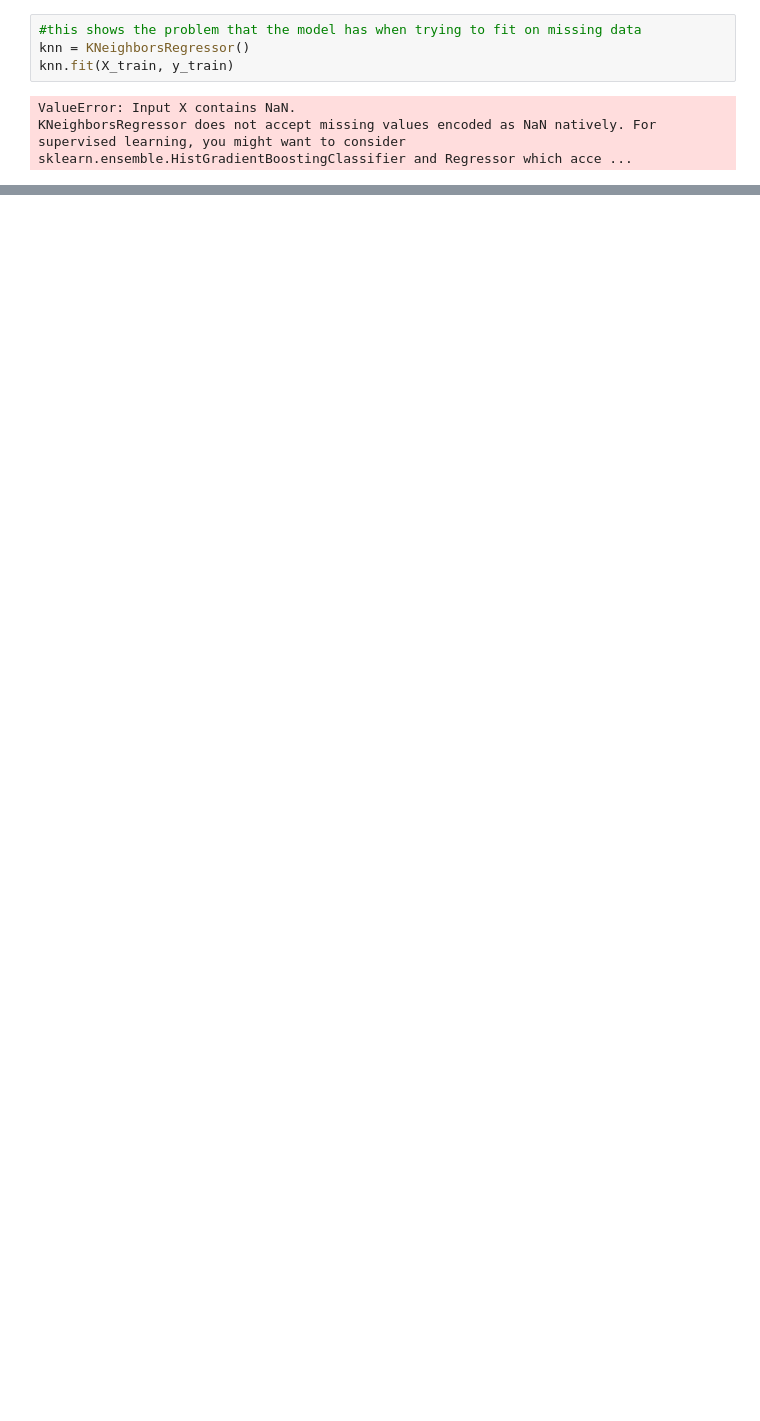
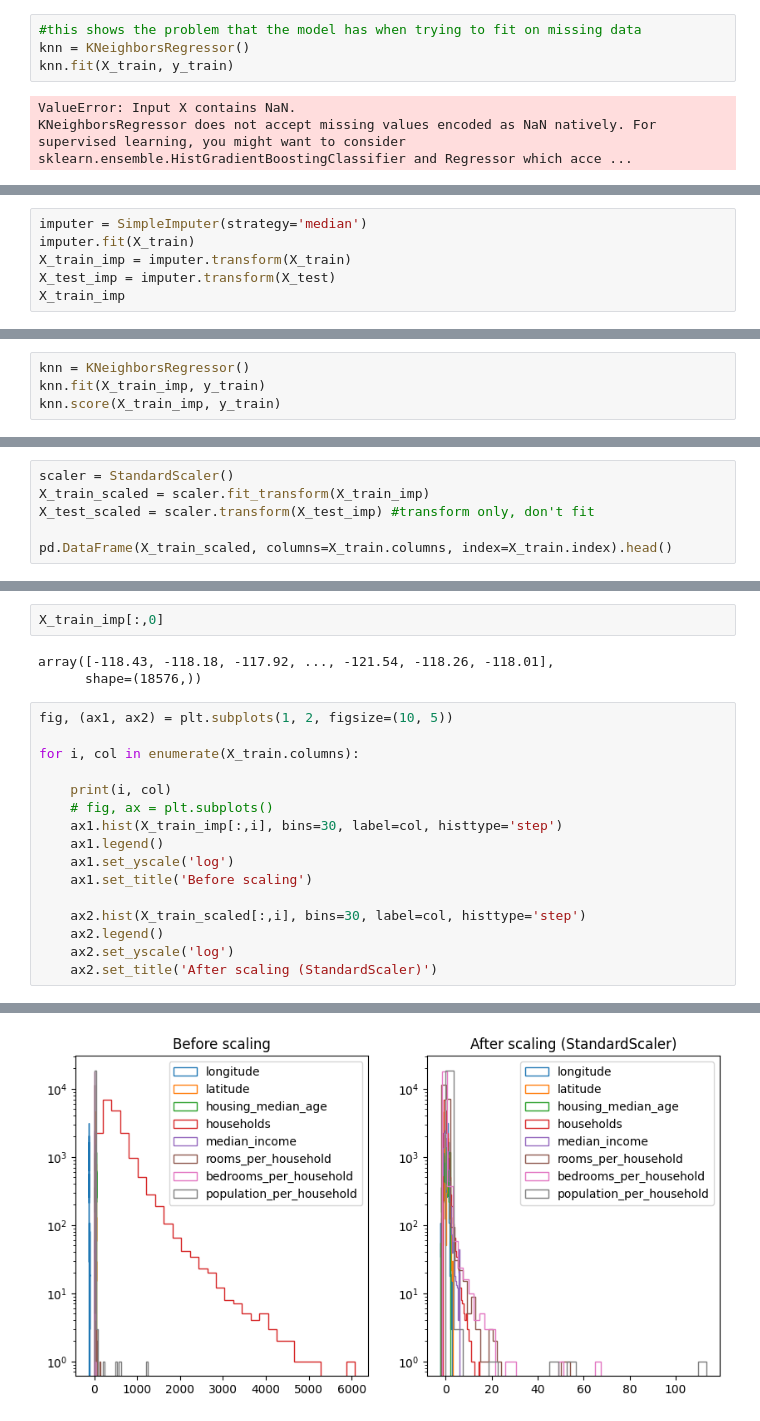
Before and after one commit to stephBRON/MachineLearning, a Jupyter notebook: Tutorials/module5_omar.ipynb, the cells around one changed output, grey strips where cells are left out. Cells and saved outputs as stored; diff of their text form; blank space fills up the shorter version.

```diff
--- a/Tutorials/module5_omar.ipynb
+++ b/Tutorials/module5_omar.ipynb
@@ -497,0 +475,6 @@ KNeighborsRegressor does not accept missing values encoded as NaN natively. For
+# %%
+imputer = SimpleImputer(strategy='median')
+imputer.fit(X_train)
+X_train_imp = imputer.transform(X_train)
+X_test_imp = imputer.transform(X_test)
+X_train_imp
@@ -497,0 +503,4 @@ KNeighborsRegressor does not accept missing values encoded as NaN natively. For
+# %%
+knn = KNeighborsRegressor()
+knn.fit(X_train_imp, y_train)
+knn.score(X_train_imp, y_train)
@@ -497,0 +534,6 @@ KNeighborsRegressor does not accept missing values encoded as NaN natively. For
+# %%
+scaler = StandardScaler()
+X_train_scaled = scaler.fit_transform(X_train_imp)
+X_test_scaled = scaler.transform(X_test_imp) #transform only, don't fit
+
+pd.DataFrame(X_train_scaled, columns=X_train.columns, index=X_train.index).head()
@@ -497,0 +547,22 @@ KNeighborsRegressor does not accept missing values encoded as NaN natively. For
+# %%
+X_train_imp[:,0]
+# %% [output]
+array([-118.43, -118.18, -117.92, ..., -121.54, -118.26, -118.01],
+      shape=(18576,))
+# %%
+fig, (ax1, ax2) = plt.subplots(1, 2, figsize=(10, 5))
+
+for i, col in enumerate(X_train.columns):
+
+    print(i, col)
+    # fig, ax = plt.subplots()
+    ax1.hist(X_train_imp[:,i], bins=30, label=col, histtype='step')
+    ax1.legend()
+    ax1.set_yscale('log')
+    ax1.set_title('Before scaling')
+
+    ax2.hist(X_train_scaled[:,i], bins=30, label=col, histtype='step')
+    ax2.legend()
+    ax2.set_yscale('log')
+    ax2.set_title('After scaling (StandardScaler)')
+# %% [output]
@@ -497,0 +577 @@ KNeighborsRegressor does not accept missing values encoded as NaN natively. For
+[figure, added]
```
Also changed, not shown: parts of 99 cells of this notebook.
